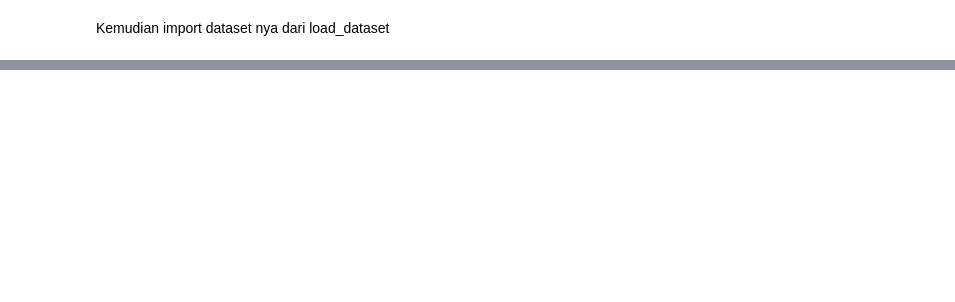
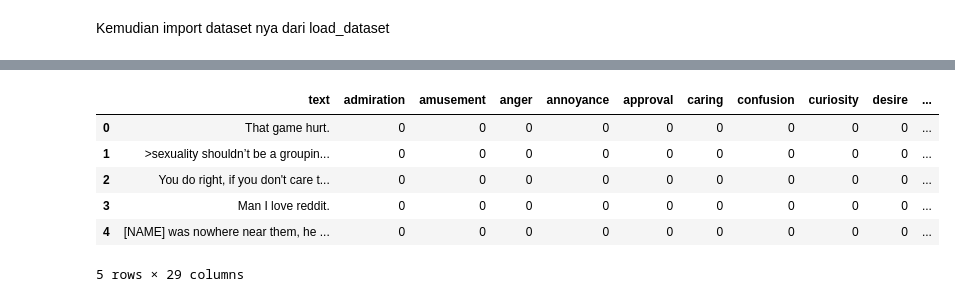
Before and after one commit to romaulisiagian/ABC-Multi-label-Emotion-Classification, a Jupyter notebook: Projek_PBA.ipynb, the cells around one changed output, grey strips where cells are left out. Drawn from its saved outputs; the diff is of its cells as text; code cells hidden in the pictures; blank space fills up the shorter version.

```diff
--- a/Projek_PBA.ipynb
+++ b/Projek_PBA.ipynb
@@ -55,3 +56,13 @@ train.head()
 unuse = ['id', 'author', 'subreddit', 'link_id', 'parent_id', 'created_utc', 'rater_id', 'example_very_unclear']
 
 feats_df = train.drop(columns = unuse)
+# %%
+feats_df.head()
+# %% [output]
+|  | text | admiration | amusement | anger | annoyance | approval | caring | confusion | curiosity | desire | ... |
+| 0 | That game hurt. | 0 | 0 | 0 | 0 | 0 | 0 | 0 | 0 | 0 | ... |
+| 1 | >sexuality shouldn’t be a groupin... | 0 | 0 | 0 | 0 | 0 | 0 | 0 | 0 | 0 | ... |
+| 2 | You do right, if you don't care t... | 0 | 0 | 0 | 0 | 0 | 0 | 0 | 0 | 0 | ... |
+| 3 | Man I love reddit. | 0 | 0 | 0 | 0 | 0 | 0 | 0 | 0 | 0 | ... |
+| 4 | [NAME] was nowhere near them, he ... | 0 | 0 | 0 | 0 | 0 | 0 | 0 | 0 | 0 | ... |
+5 rows × 29 columns
```
Also changed, not shown: parts of 6 cells of this notebook.
